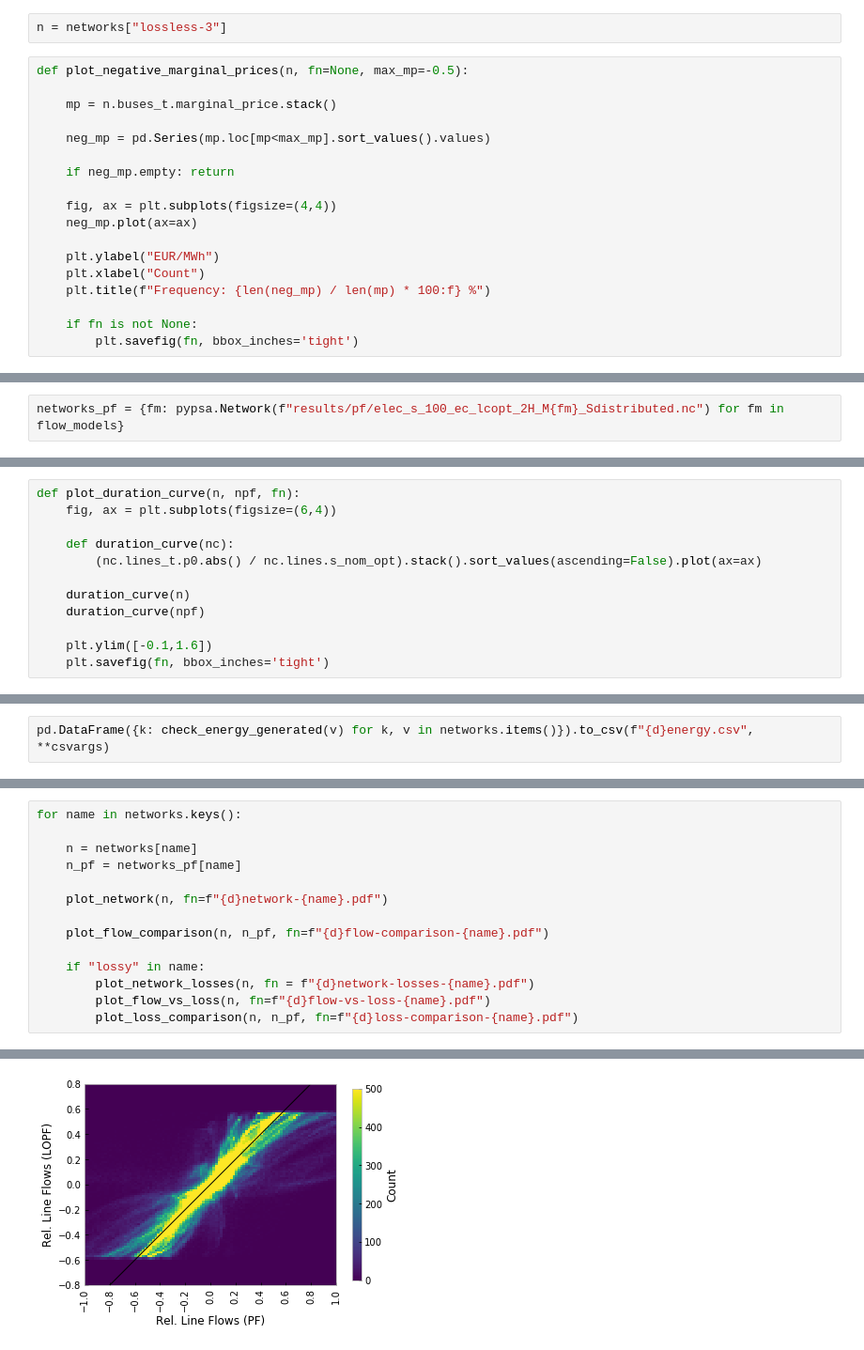
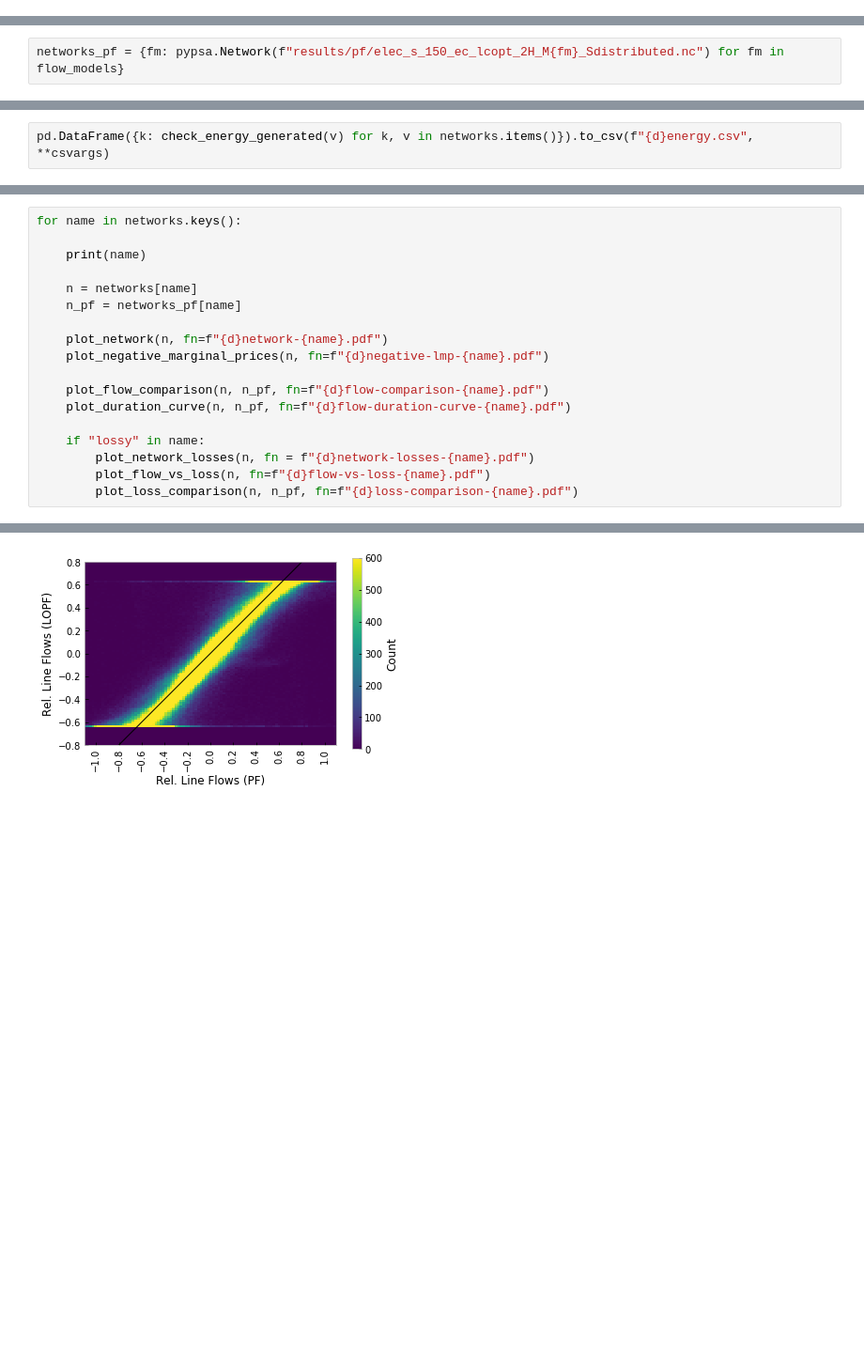
Before and after one commit to fneum/power-flow-models, a Jupyter notebook: plotting.ipynb, the cells around one changed output, grey strips where cells are left out. Shown at 94% size. Cells and saved outputs as stored; diff of their text form; blank space fills up the shorter version.

```diff
--- a/plotting.ipynb
+++ b/plotting.ipynb
@@ -395,20 +527,0 @@ INFO:pypsa.io:Imported network elec_s_100_ec_lcopt_2H_Mlossy-8.nc has buses, car
-# %%
-n = networks["lossless-3"]
-# %%
-def plot_negative_marginal_prices(n, fn=None, max_mp=-0.5):
-
-    mp = n.buses_t.marginal_price.stack()
-
-    neg_mp = pd.Series(mp.loc[mp<max_mp].sort_values().values)
-
-    if neg_mp.empty: return
-
-    fig, ax = plt.subplots(figsize=(4,4))
-    neg_mp.plot(ax=ax)
-
-    plt.ylabel("EUR/MWh")
-    plt.xlabel("Count")
-    plt.title(f"Frequency: {len(neg_mp) / len(mp) * 100:f} %")
-
-    if fn is not None:
-        plt.savefig(fn, bbox_inches='tight')
@@ -419,5 +528,5 @@ plot_negative_marginal_prices(n)
 # %%
-networks_pf = {fm: pypsa.Network(f"results/pf/elec_s_100_ec_lcopt_2H_M{fm}_Sdistributed.nc") for fm in flow_models}
+networks_pf = {fm: pypsa.Network(f"results/pf/elec_s_150_ec_lcopt_2H_M{fm}_Sdistributed.nc") for fm in flow_models}
 # %% [output]
 WARNING:pypsa.io:
 Importing PyPSA from older version of PyPSA than current version 0.17.0.
@@ -456,15 +548,3 @@ INFO:pypsa.pf:Balancing power on single-bus sub-network SubNetwork 1 for snapsho
-# %%
-def plot_duration_curve(n, npf, fn):
-    fig, ax = plt.subplots(figsize=(6,4))
-
-    def duration_curve(nc):
-        (nc.lines_t.p0.abs() / nc.lines.s_nom_opt).stack().sort_values(ascending=False).plot(ax=ax)
-
-    duration_curve(n)
-    duration_curve(npf)
-
-    plt.ylim([-0.1,1.6])
-    plt.savefig(fn, bbox_inches='tight')
 # %%
 for n in networks.values():
     assign_carriers(n)
@@ -497,12 +593,16 @@ plot_cost_bar(networks, model_names, fn=f"{d}cost-bar.pdf")
 # %%
 for name in networks.keys():
+
+    print(name)
 
     n = networks[name]
     n_pf = networks_pf[name]
 
     plot_network(n, fn=f"{d}network-{name}.pdf")
+    plot_negative_marginal_prices(n, fn=f"{d}negative-lmp-{name}.pdf")
 
     plot_flow_comparison(n, n_pf, fn=f"{d}flow-comparison-{name}.pdf")
+    plot_duration_curve(n, n_pf, fn=f"{d}flow-duration-curve-{name}.pdf")
 
     if "lossy" in name:
         plot_network_losses(n, fn = f"{d}network-losses-{name}.pdf")
@@ -513 +651 @@ for name in networks.keys():
-[figure, old version]
+[figure, new version]
```
Also changed, not shown: parts of 29 cells of this notebook, 3 other files.
